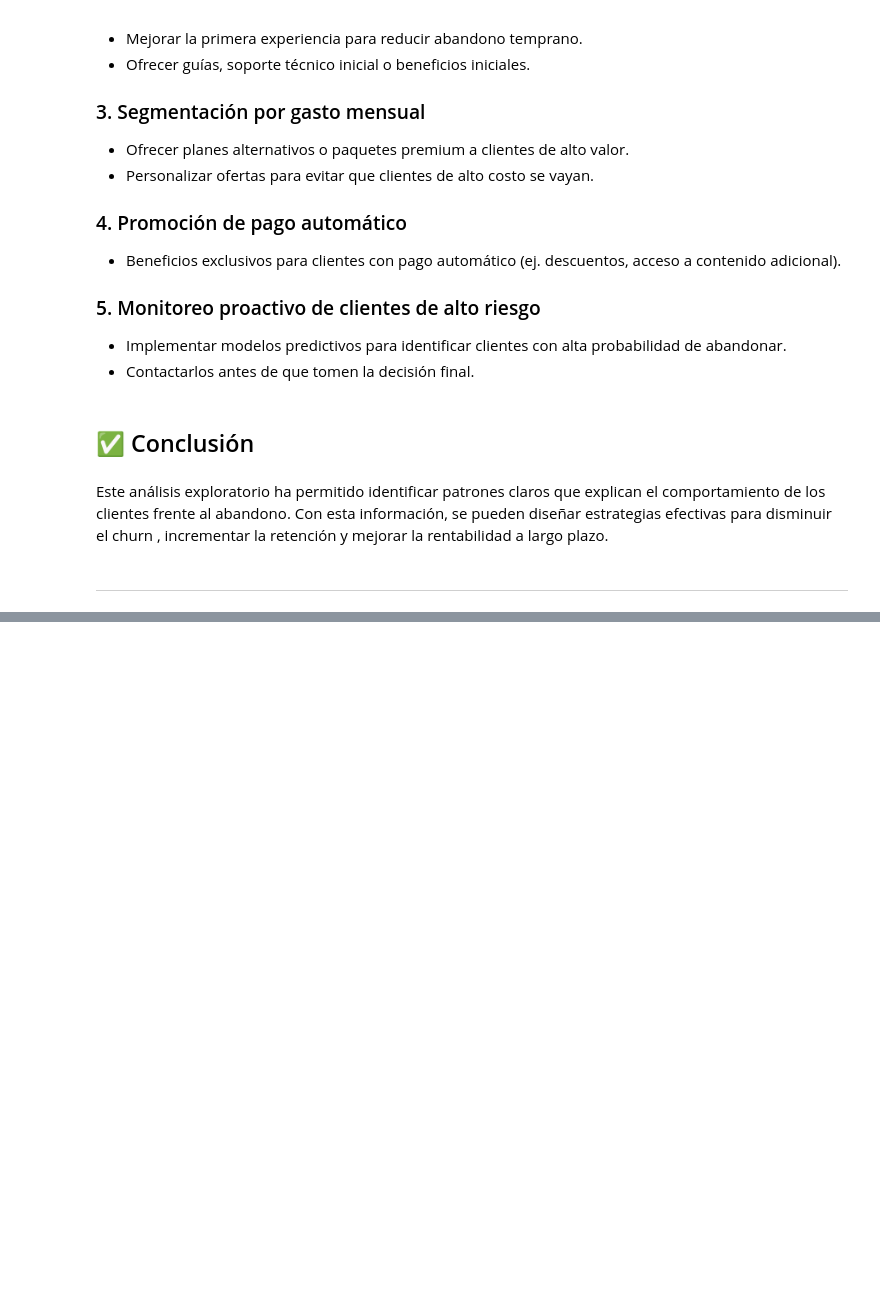
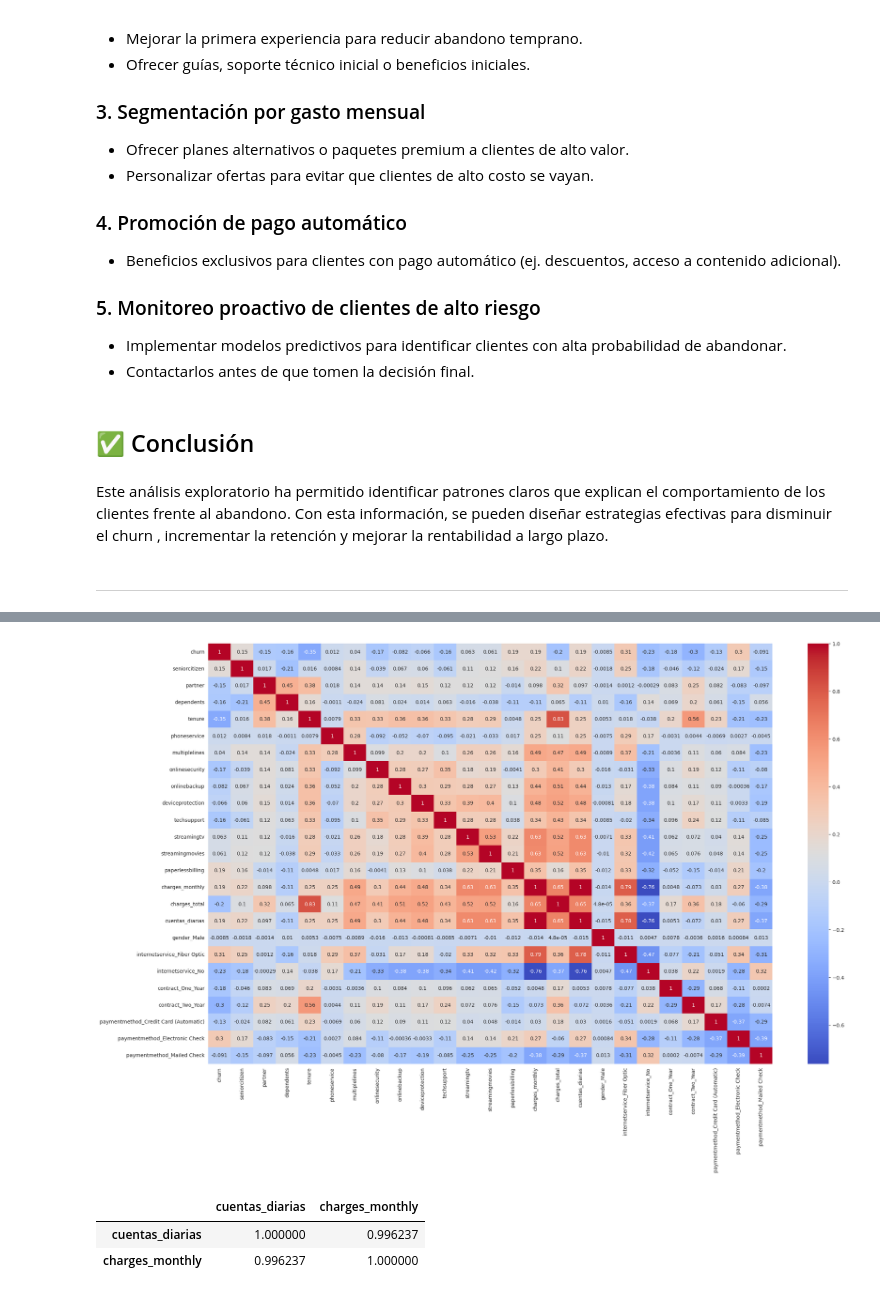
Before and after one commit to Darianna-dev/TELECOM-X-2, a Jupyter notebook: TelecomX_LATAM_2.ipynb, the cells around one changed output, grey strips where cells are left out. Cells and saved outputs as stored; diff of their text form; code cells hidden in the pictures; blank space fills up the shorter version.

```diff
--- a/TelecomX_LATAM_2.ipynb
+++ b/TelecomX_LATAM_2.ipynb
@@ -753,0 +781,2 @@ df.describe().round(2)
+# %%
+columnas_transformar = ['gender', 'internetservice', 'contract', 'paymentmethod']
@@ -753,0 +788,5 @@ df.describe().round(2)
+# %%
+# datos_codificados_1 = pd.get_dummies(datos, drop_first=True, dtype=int)
+datos_codificados = pd.get_dummies(datos, columns=columnas_transformar, drop_first=True, dtype=int)
+datos_codificados.head(3)
+# datos_codificados_1.head(3)
@@ -753,0 +799,3 @@ df.describe().round(2)
+# %%
+datos_codificados.replace({'Yes': 1, 'No': 0}, inplace=True)
+datos_codificados.sample(3)
@@ -753,0 +855,12 @@ df.describe().round(2)
+# %%
+sns.set({'figure.figsize':(25,15)})
+sns.heatmap(datos_codificados.corr(), annot=True, cmap='coolwarm')
+plt.show()
+# %% [output]
+[figure, added]
+# %%
+datos_codificados[['cuentas_diarias', 'charges_monthly']].corr()
+# %% [output]
+|  | cuentas_diarias | charges_monthly |
+| cuentas_diarias | 1.000000 | 0.996237 |
+| charges_monthly | 0.996237 | 1.000000 |
```
Also changed, not shown: parts of 96 cells of this notebook.
